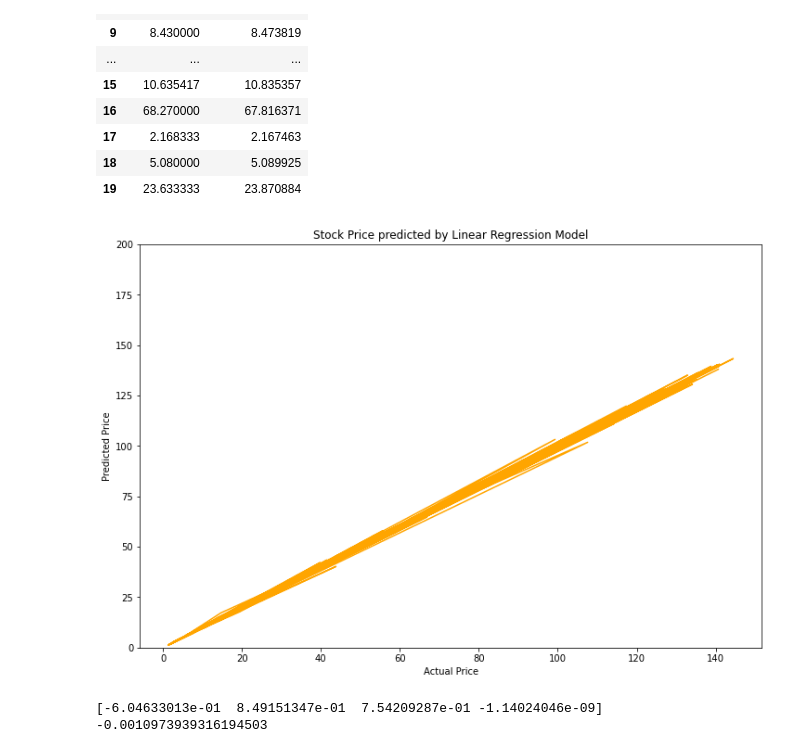
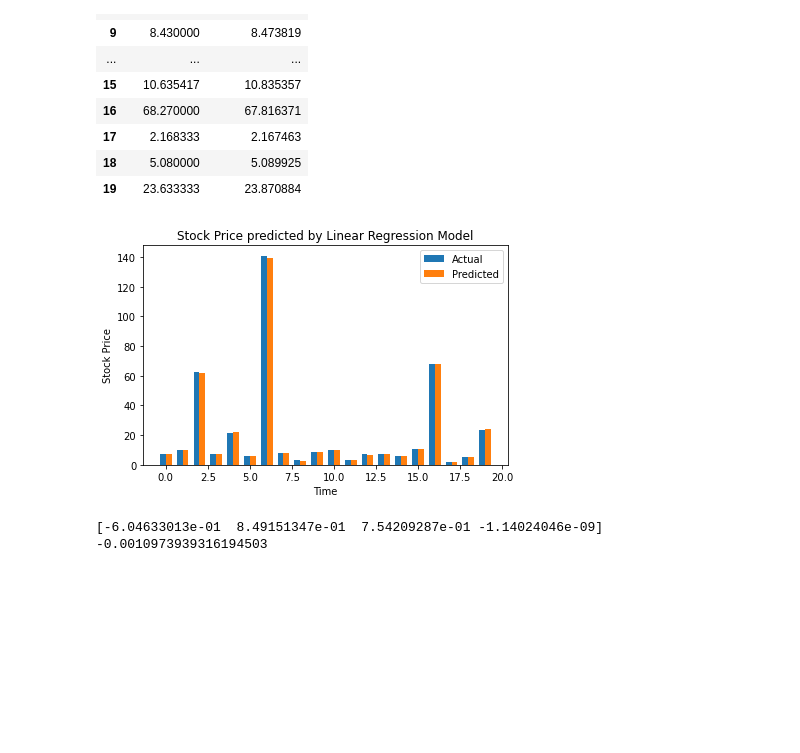
Before and after one commit to kareng013/Team_12, a Jupyter notebook: Stock Price Prediction.ipynb, the cells around one changed output. Drawn from its saved outputs; the diff is of its cells as text; code cells hidden in the pictures; blank space fills up the shorter version.

Commit message:
Update code for models

```diff
--- a/Stock Price Prediction.ipynb
+++ b/Stock Price Prediction.ipynb
@@ -96,5 +83,5 @@ memory usage: 325.2+ KB
 # %%
 # Change [Date] data type to data time
 
-df['Date'] = pd.to_datetime(df.Date)
+bb_df['Date'] = pd.to_datetime(bb_df.Date)
 # %%
@@ -117,8 +104,8 @@ memory usage: 325.2 KB
 # %%
 # Delete 'Adj Close' column and check df
 
-df = df.drop('adj_close', axis=1)
-df.tail()
+bb_df = df.drop('adj_close', axis=1)
+bb_df.tail()
 # %% [output]
 |  | Date | open_price | high_price | low_price | close_price | volume |
 | 5940 | 2022-09-13 | 5.90 | 5.99 | 5.83 | 5.93 | 6715400 |
@@ -126,3 +113,5 @@ df.tail()
 | 5942 | 2022-09-15 | 5.90 | 6.10 | 5.89 | 6.05 | 7950900 |
 | 5943 | 2022-09-16 | 5.92 | 5.92 | 5.66 | 5.72 | 5643200 |
 | 5944 | 2022-09-19 | 5.62 | 5.77 | 5.56 | 5.74 | 6396900 |
+# %%
+bb_df.set_index('Date')
@@ -140,8 +149,8 @@ from sklearn.model_selection import train_test_split
 # %%
 # Split our preprocessed data into our features and target arrays
 
-X = df[['open_price','high_price','low_price','volume']].values
-y = df['close_price'].values
+X = bb_df[['open_price','high_price','low_price','volume']].values
+y = bb_df['close_price'].values
 # %%
 # Split the preprocessed data into a training and testing dataset
 
@@ -195,15 +213,27 @@ pred_df.head(20)
 | 19 | 23.633333 | 23.870884 |
 # %%
 # Plot the actual and predicted price
-plt.figure(figsize=(12, 8))
-plt.plot(y_test, prediction, color='orange')
-plt.xlabel('Actual Price')
-plt.ylabel('Predicted Price')
-plt.ylim(0, 200)
-plt.title("Stock Price predicted by Linear Regression Model")
+# from the above data frame, we can see the difference between 'actual price' and 'predicted price' is tiny
+# if using line graph, the two lines will be overlapped to each other.
+# so we choose to use bar graph to show the difference
+
+fig_df = pred_df.loc[pred_df.index<20]
+
+x = np.arange(len(fig_df['Actual Price']))  # the label locations
+width = 0.35  # the width of the bars
+fig, ax = plt.subplots()
+rects1 = ax.bar(x - width/2, fig_df['Actual Price'], width, label='Actual')
+rects2 = ax.bar(x + width/2, fig_df['Predicted Price'], width, label='Predicted')
+
+# Add some text for labels, title and custom x-axis tick labels, etc.
+ax.set_xlabel('Time')
+ax.set_ylabel('Stock Price')
+ax.set_title('Stock Price predicted by Linear Regression Model')
+ax.legend()
+fig.tight_layout()
 plt.show()
 # %% [output]
-[figure, old version]
+[figure, new version]
 # %%
 print(lr_model.coef_)
 print(lr_model.intercept_)
```
Also changed, not shown: parts of 18 cells of this notebook, 3 other files.
